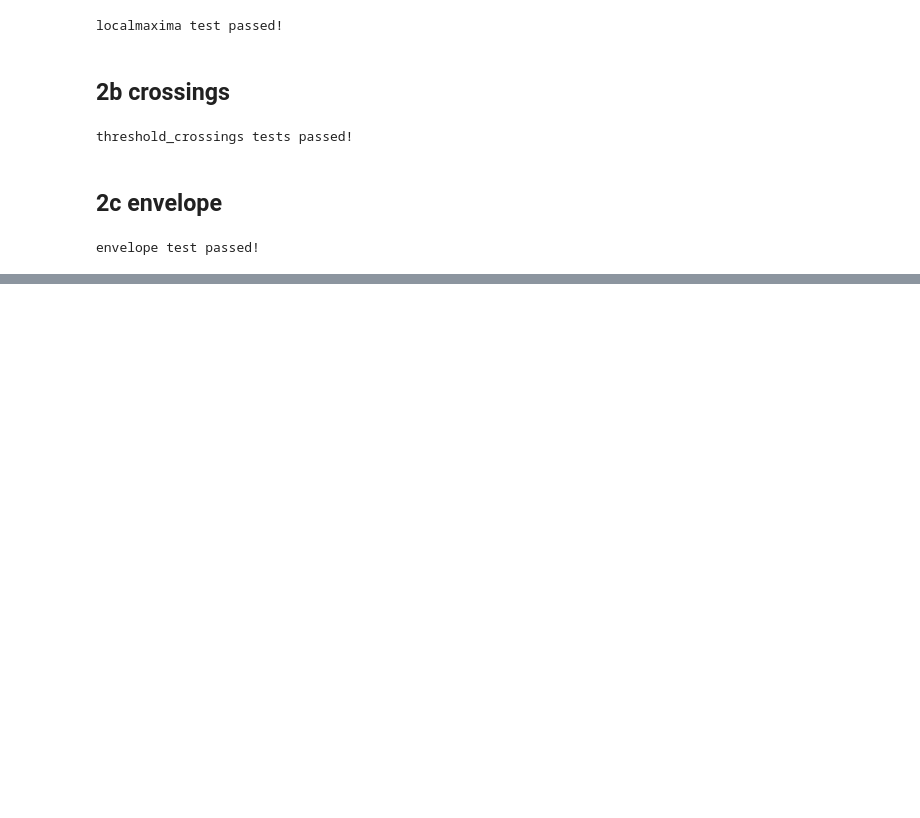
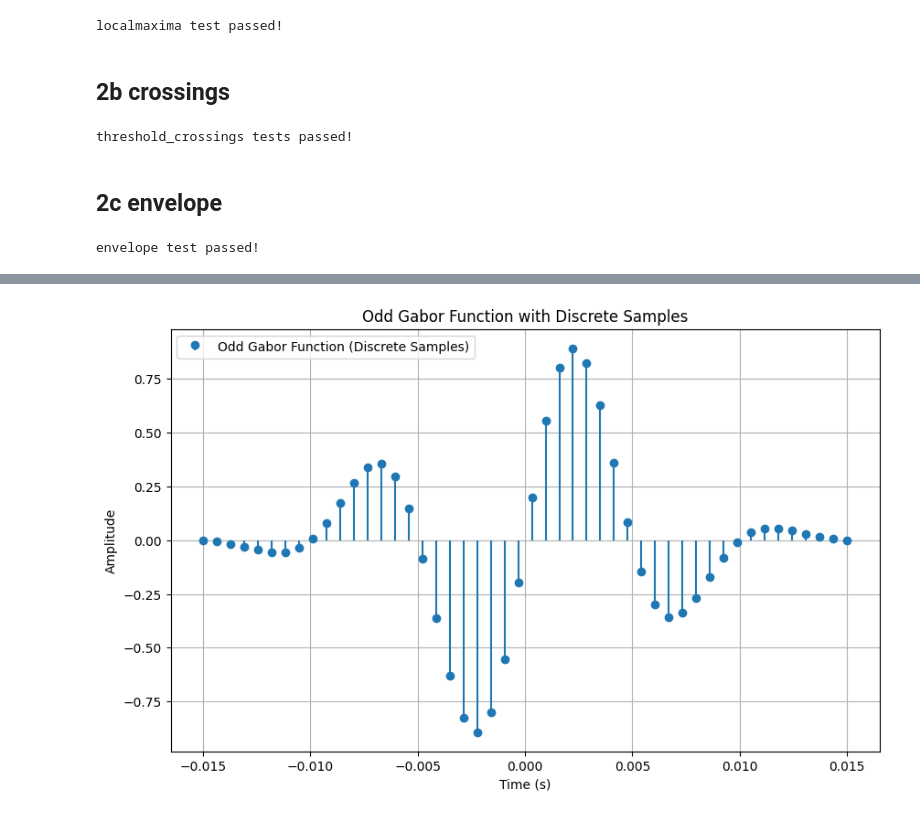
Before and after one commit to RyanL72/CSDS_364, a Jupyter notebook: Assignment_A1b/A1b_rhl72.ipynb, the cells around one changed output, grey strips where cells are left out. Saved outputs shown, nothing was run; the diff lists cells and outputs as text; code cells hidden in the pictures; blank space fills up the shorter version.

```diff
--- a/Assignment_A1b/A1b_rhl72.ipynb
+++ b/Assignment_A1b/A1b_rhl72.ipynb
@@ -256,0 +341,21 @@ envelope test passed!
+# %%
+# Plot odd Gabor function with discrete samples
+samples_per_period = 16  # Samples per period
+sigma_samples = 8  # Sigma in samples
+fs = f * samples_per_period  # Sampling frequency
+t = np.linspace(-3 * sigma_samples / fs, 3 * sigma_samples / fs, 6 * sigma_samples)  # Time vector
+
+# Generate odd Gabor function
+gabor_odd = gaboro(t, sigma_samples / fs, f)
+
+# Stem plot
+plt.figure(figsize=(10, 6))
+plt.stem(t, gabor_odd, basefmt=" ", label='Odd Gabor Function (Discrete Samples)')
+plt.xlabel('Time (s)')
+plt.ylabel('Amplitude')
+plt.title('Odd Gabor Function with Discrete Samples')
+plt.legend()
+plt.grid(True)
+plt.show()
+# %% [output]
+[figure, added]
```
Also changed, not shown: parts of 17 cells of this notebook, 2 other files.
